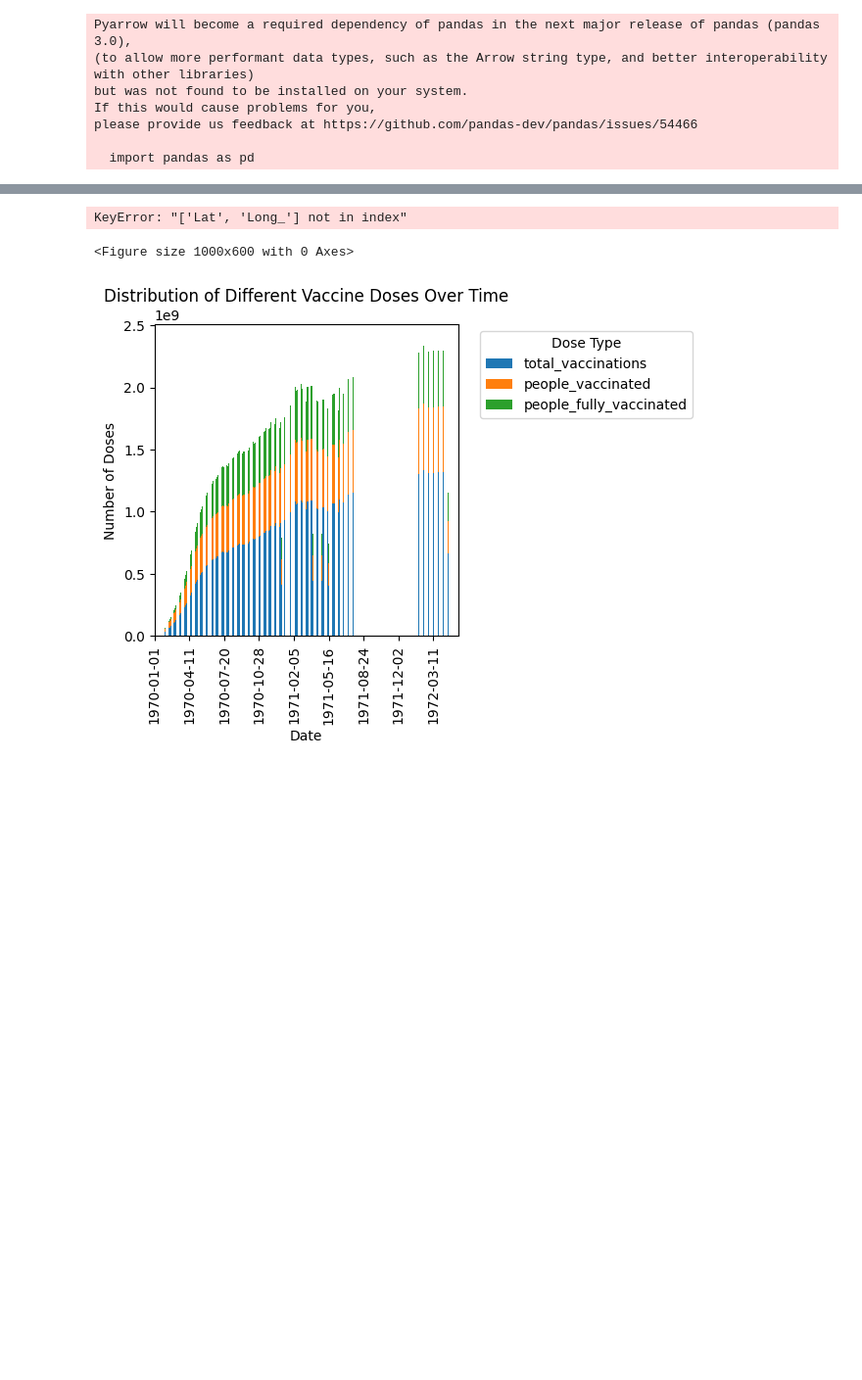
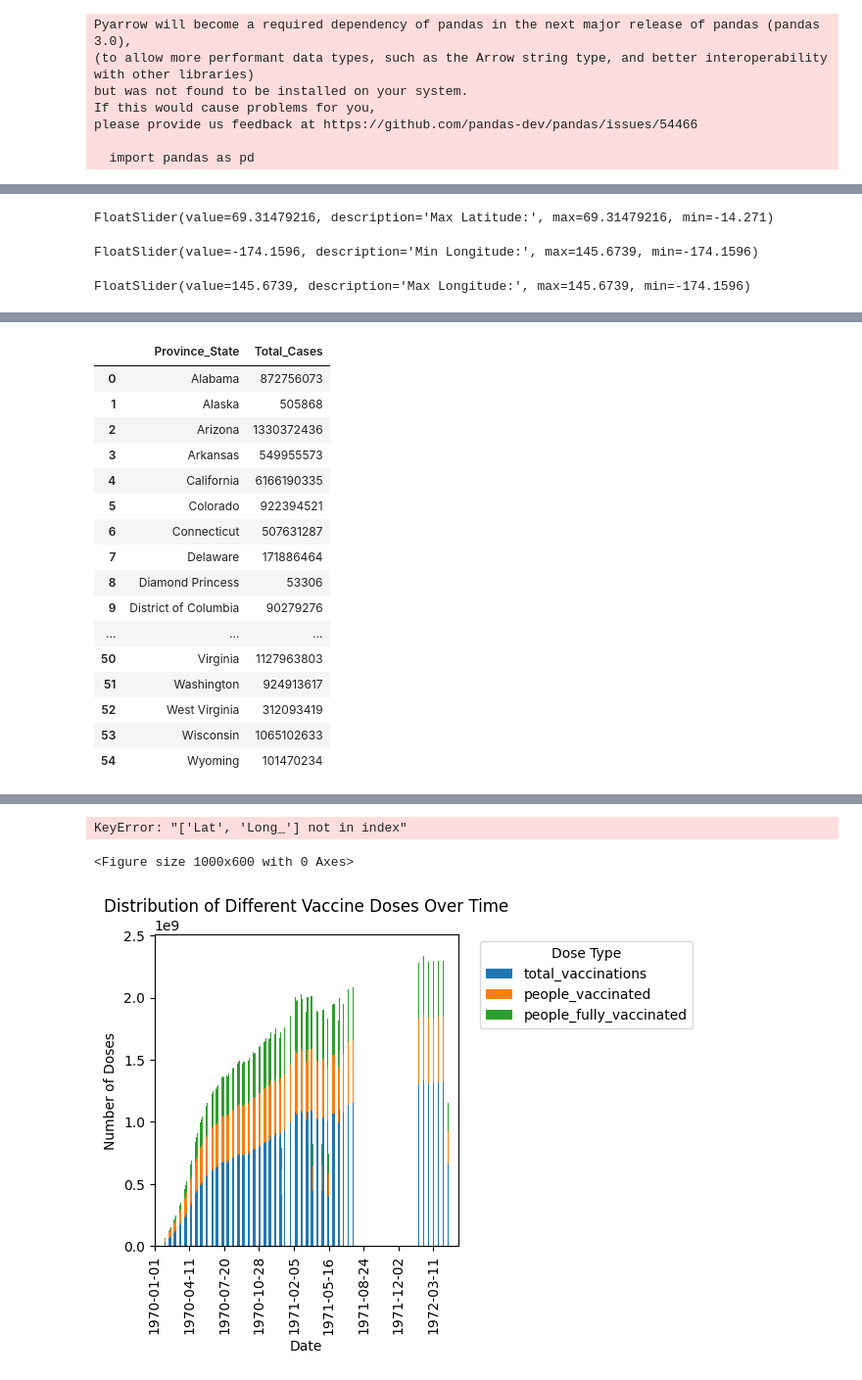
Before and after one commit to shubh0125/IV-Communication-Project, a Jupyter notebook: 2b.ipynb, the cells around one changed output, grey strips where cells are left out. Shown at 98% size. Saved outputs shown, nothing was run; the diff lists cells and outputs as text; code cells hidden in the pictures; blank space fills up the shorter version.

```diff
--- a/2b.ipynb
+++ b/2b.ipynb
@@ -17,0 +78,13 @@ df_vaccinations = pd.read_csv("us_state_vaccinations.csv")
+# %%
+# Calculate total cases and deaths for each province
+total_cases_by_province = df_confirmed_cases.groupby('Province_State').sum().iloc[:, 11:].sum(axis=1)
+total_deaths_by_province = df_deaths.groupby('Province_State').sum().iloc[:, 11:].sum(axis=1)
+
+# Create a DataFrame to store the results
+df_total_cases_deaths_by_province = pd.DataFrame({'Total_Cases': total_cases_by_province, 'Total_Deaths': total_deaths_by_province})
+
+# Reset index to make 'Province_State' a column
+df_total_cases_deaths_by_province.reset_index(inplace=True)
+
+# Display the resulting DataFrame
+print(df_total_cases_deaths_by_province)
@@ -17,0 +149,47 @@ df_vaccinations = pd.read_csv("us_state_vaccinations.csv")
+# %%
+import ipywidgets as widgets
+from IPython.display import display
+
+# Get minimum and maximum latitude and longitude values from the dataset
+min_lat_value = df_confirmed_cases['Lat'].min()
+max_lat_value = df_confirmed_cases['Lat'].max()
+min_long_value = df_confirmed_cases['Long_'].min()
+max_long_value = df_confirmed_cases['Long_'].max()
+
+# Function to calculate total cases within the specified latitude and longitude range
+def calculate_total_cases_within_range(min_lat, max_lat, min_long, max_long):
+    # Filter DataFrame based on latitude and longitude range
+    filtered_df = df_confirmed_cases[(df_confirmed_cases['Lat'] >= min_lat) & (df_confirmed_cases['Lat'] <= max_lat) &
+                                     (df_confirmed_cases['Long_'] >= min_long) & (df_confirmed_cases['Long_'] <= max_long)]
+
+    # Calculate total cases for each province within the filtered range
+    total_cases_by_province = filtered_df.groupby('Province_State').sum().iloc[:, 11:].sum(axis=1)
+
+    # Create a DataFrame to store the results
+    df_total_cases_within_range = pd.DataFrame({'Province_State': total_cases_by_province.index, 'Total_Cases': total_cases_by_province})
+
+    # Reset index to make 'Province_State' a column
+    df_total_cases_within_range.reset_index(drop=True, inplace=True)
+
+    # Display the resulting DataFrame
+    display(df_total_cases_within_range)
+
+# Define sliders for latitude and longitude range
+min_lat_slider = widgets.FloatSlider(value=min_lat_value, min=min_lat_value, max=max_lat_value, step=0.1, description='Min Latitude:')
+max_lat_slider = widgets.FloatSlider(value=max_lat_value, min=min_lat_value, max=max_lat_value, step=0.1, description='Max Latitude:')
+min_long_slider = widgets.FloatSlider(value=min_long_value, min=min_long_value, max=max_long_value, step=0.1, description='Min Longitude:')
+max_long_slider = widgets.FloatSlider(value=max_long_value, min=min_long_value, max=max_long_value, step=0.1, description='Max Longitude:')
+
+# Create a button to trigger the calculation
+calculate_button = widgets.Button(description='Calculate Total Cases')
+
+# Define function to handle button click event
+def on_button_click(b):
+    calculate_total_cases_within_range(min_lat_slider.value, max_lat_slider.value, min_long_slider.value, max_long_slider.value)
+
+# Attach button click event handler
+calculate_button.on_click(on_button_click)
+
+# Display the sliders and button
+display(min_lat_slider, max_lat_slider, min_long_slider, max_long_slider, calculate_button)
+# %% [output]
@@ -17,0 +197,3 @@ df_vaccinations = pd.read_csv("us_state_vaccinations.csv")
+FloatSlider(value=69.31479216, description='Max Latitude:', max=69.31479216, min=-14.271)
+FloatSlider(value=-174.1596, description='Min Longitude:', max=145.6739, min=-174.1596)
+FloatSlider(value=145.6739, description='Max Longitude:', max=145.6739, min=-174.1596)
@@ -17,0 +201,17 @@ df_vaccinations = pd.read_csv("us_state_vaccinations.csv")
+|  | Province_State | Total_Cases |
+| 0 | Alabama | 872756073 |
+| 1 | Alaska | 505868 |
+| 2 | Arizona | 1330372436 |
+| 3 | Arkansas | 549955573 |
+| 4 | California | 6166190335 |
+| 5 | Colorado | 922394521 |
+| 6 | Connecticut | 507631287 |
+| 7 | Delaware | 171886464 |
+| 8 | Diamond Princess | 53306 |
+| 9 | District of Columbia | 90279276 |
+| ... | ... | ... |
+| 50 | Virginia | 1127963803 |
+| 51 | Washington | 924913617 |
+| 52 | West Virginia | 312093419 |
+| 53 | Wisconsin | 1065102633 |
+| 54 | Wyoming | 101470234 |
```
Also changed, not shown: parts of 11 cells of this notebook, 3 other files.
